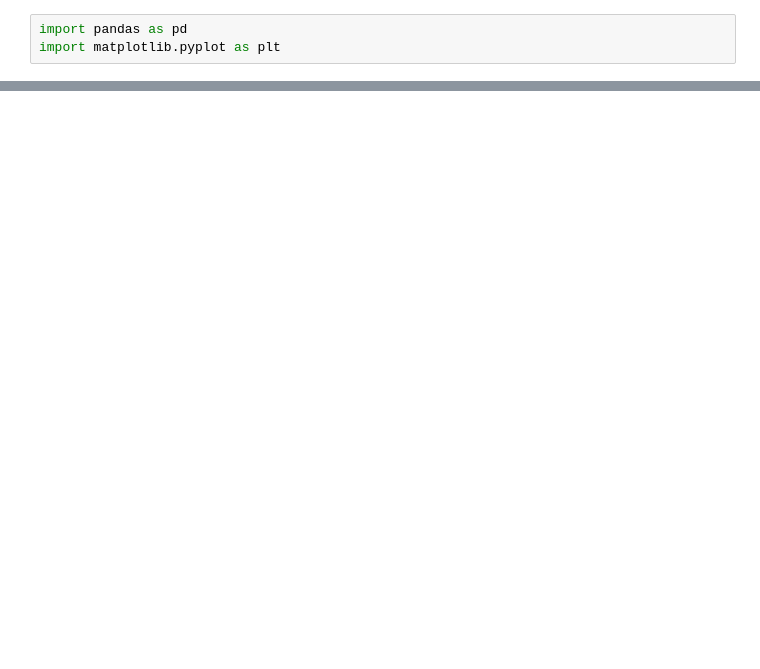
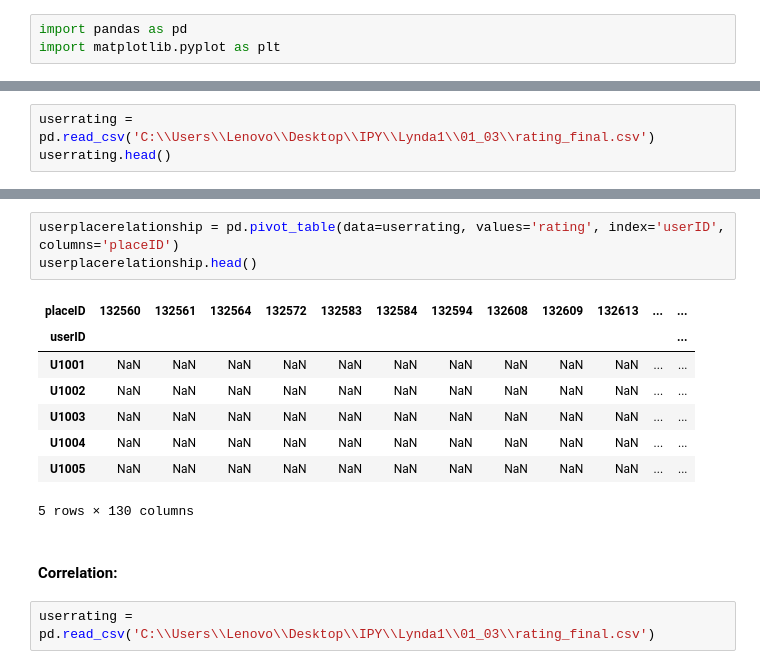
Before and after one commit to rahulvaish/MachineLearning-Python, a Jupyter notebook: PivotTables/UnderstandingPivotTables-GBToilets.ipynb, the cells around one changed output, grey strips where cells are left out. Saved outputs shown, nothing was run; the diff lists cells and outputs as text; blank space fills up the shorter version.

```diff
--- a/PivotTables/UnderstandingPivotTables-GBToilets.ipynb
+++ b/PivotTables/UnderstandingPivotTables-GBToilets.ipynb
@@ -131,0 +111,3 @@ Name: Primary_Only, dtype: int64
+# %%
+userrating =  pd.read_csv('C:\\Users\\Lenovo\\Desktop\\IPY\\Lynda1\\01_03\\rating_final.csv')
+userrating.head()
@@ -131,0 +121,16 @@ Name: Primary_Only, dtype: int64
+# %%
+userplacerelationship = pd.pivot_table(data=userrating, values='rating', index='userID', columns='placeID')
+userplacerelationship.head()
+# %% [output]
+| placeID | 132560 | 132561 | 132564 | 132572 | 132583 | 132584 | 132594 | 132608 | 132609 | 132613 | ... | ... |
+| userID |  |  |  |  |  |  |  |  |  |  |  | ... |
+| U1001 | NaN | NaN | NaN | NaN | NaN | NaN | NaN | NaN | NaN | NaN | ... | ... |
+| U1002 | NaN | NaN | NaN | NaN | NaN | NaN | NaN | NaN | NaN | NaN | ... | ... |
+| U1003 | NaN | NaN | NaN | NaN | NaN | NaN | NaN | NaN | NaN | NaN | ... | ... |
+| U1004 | NaN | NaN | NaN | NaN | NaN | NaN | NaN | NaN | NaN | NaN | ... | ... |
+| U1005 | NaN | NaN | NaN | NaN | NaN | NaN | NaN | NaN | NaN | NaN | ... | ... |
+5 rows × 130 columns
+# %% [markdown]
+#### Correlation:
+# %%
+userrating =  pd.read_csv('C:\\Users\\Lenovo\\Desktop\\IPY\\Lynda1\\01_03\\rating_final.csv')
```
Also changed, not shown: parts of 46 cells of this notebook.
